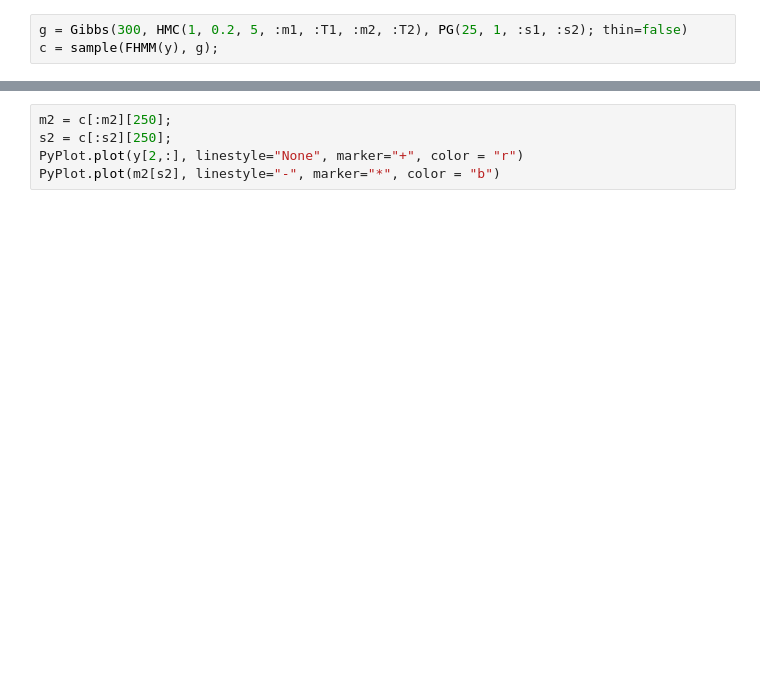
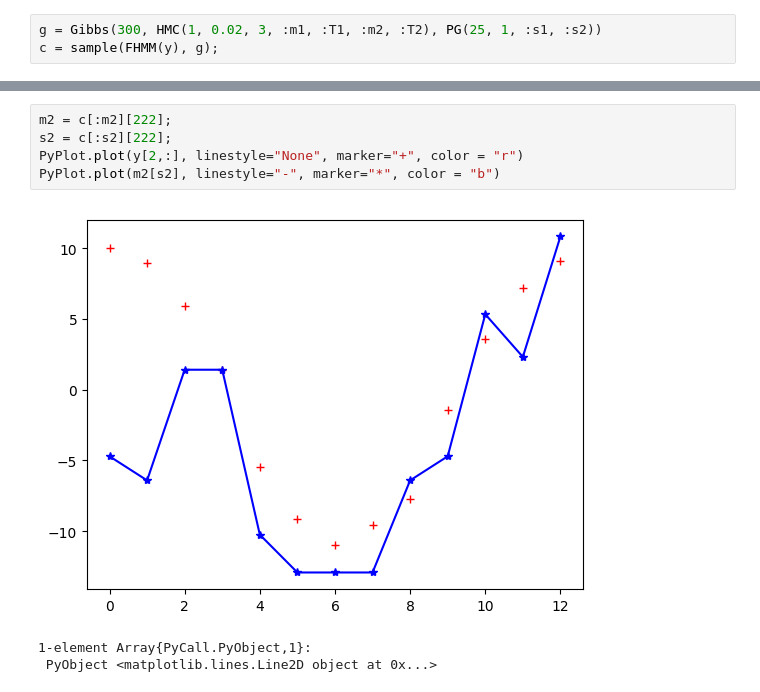
Before and after one commit to TuringLang/Turing.jl, a Jupyter notebook: example-models/notebooks/FHMM.ipynb, the cells around one changed output, grey strips where cells are left out. Saved outputs shown, nothing was run; the diff lists cells and outputs as text; blank space fills up the shorter version.

```diff
--- a/example-models/notebooks/FHMM.ipynb
+++ b/example-models/notebooks/FHMM.ipynb
@@ -31,3 +61,3 @@ end
 # %%
-g = Gibbs(300, HMC(1, 0.2, 5, :m1, :T1, :m2, :T2), PG(25, 1, :s1, :s2); thin=false)
+g = Gibbs(300, HMC(1, 0.02, 3, :m1, :T1, :m2, :T2), PG(25, 1, :s1, :s2))
 c = sample(FHMM(y), g);
@@ -41,5 +112,9 @@ PyPlot.plot(m1[s1], linestyle="-", marker="*", color = "b")
 # %%
-m2 = c[:m2][250];
-s2 = c[:s2][250];
+m2 = c[:m2][222];
+s2 = c[:s2][222];
 PyPlot.plot(y[2,:], linestyle="None", marker="+", color = "r")
 PyPlot.plot(m2[s2], linestyle="-", marker="*", color = "b")
+# %% [output]
+[figure, added]
+1-element Array{PyCall.PyObject,1}:
+ PyObject <matplotlib.lines.Line2D object at 0x...>
```
Also changed, not shown: parts of 7 cells of this notebook, 2 other files.
